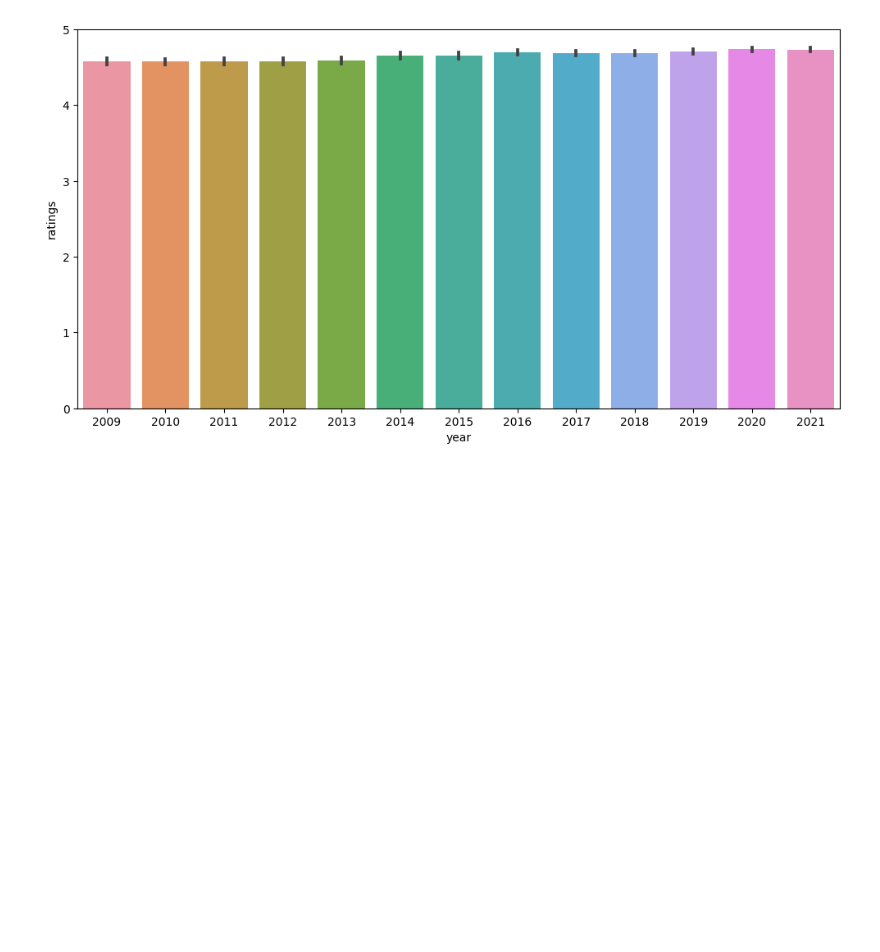
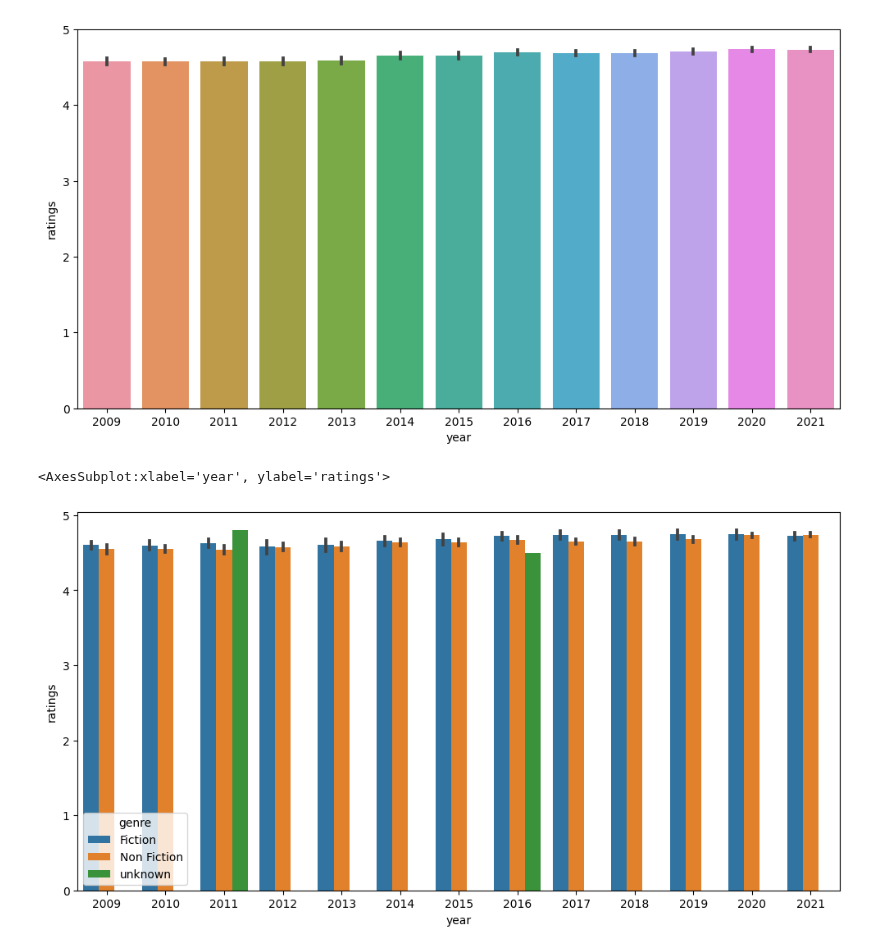
Before and after one commit to latifkara/dataScienceProjects, a Jupyter notebook: TopBookList/BookList.ipynb, the cells around one changed output. Saved outputs shown, nothing was run; the diff lists cells and outputs as text; code cells hidden in the pictures; blank space fills up the shorter version.

Commit message:
Books Project | update

```diff
--- a/TopBookList/BookList.ipynb
+++ b/TopBookList/BookList.ipynb
@@ -252,3 +252,9 @@ sns.barplot(x='year', y='ratings', data=books_df)
 # %% [output]
 <AxesSubplot:xlabel='year', ylabel='ratings'>
 [figure]
+# %%
+plt.figure(figsize=(12, 6))
+sns.barplot(x='year', y='ratings', data=books_df, hue='genre')
+# %% [output]
+<AxesSubplot:xlabel='year', ylabel='ratings'>
+[figure, added]
```
Also changed, not shown: parts of 6 cells of this notebook.
